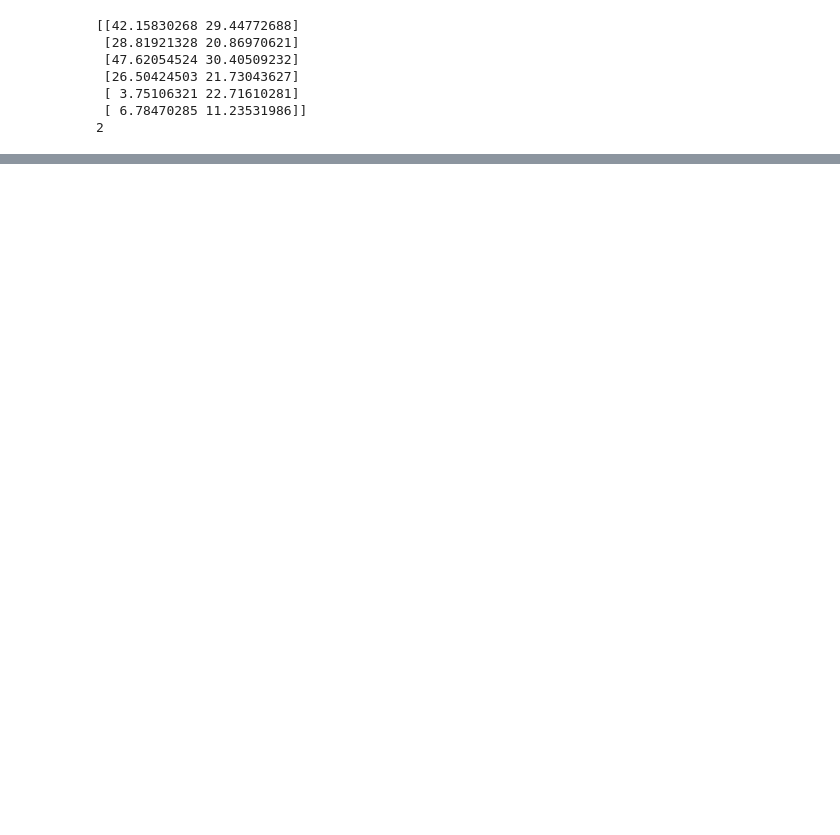
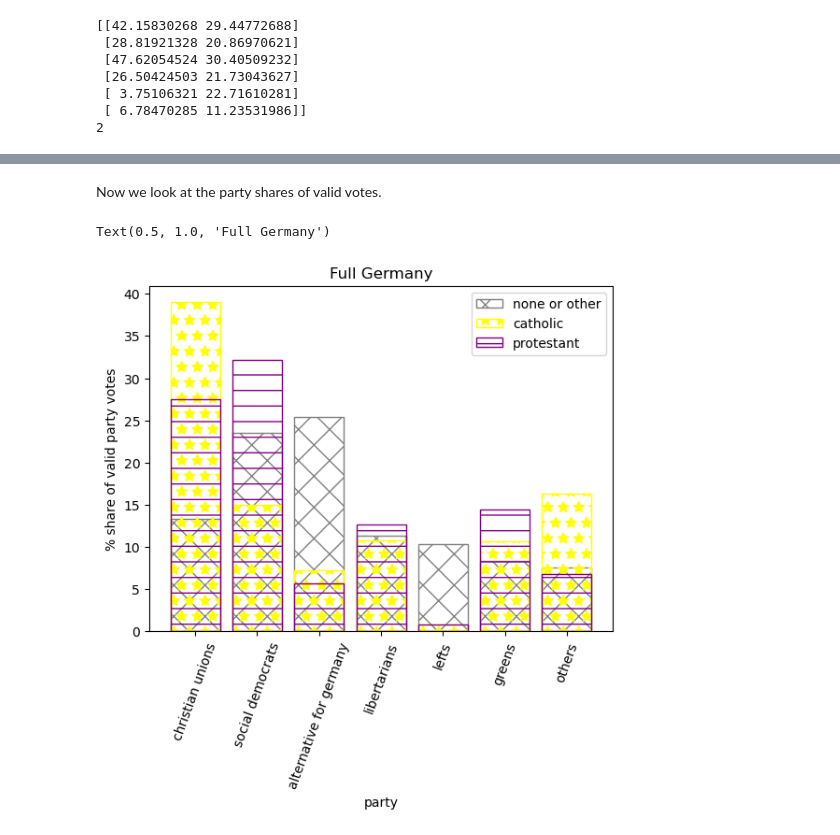
Before and after one commit to tkfritz/Germany-election, a Jupyter notebook: germany_linear.ipynb, the cells around one changed output, grey strips where cells are left out. Saved outputs shown, nothing was run; the diff lists cells and outputs as text; code cells hidden in the pictures; blank space fills up the shorter version.

```diff
--- a/germany_linear.ipynb
+++ b/germany_linear.ipynb
@@ -2402,0 +2444,14 @@ print(np.round(statlinr.T,3))
+# %% [markdown]
+Now we look at the party shares of valid votes.
+# %%
+plt.bar(listp3,100*rel[2,2:9,0]/rel[2,0,0],facecolor='none',edgecolor='gray',hatch='\\/',label='none or other')
+plt.bar(listp3,100*rel[0,2:9,0]/rel[0,0,0],facecolor='none',edgecolor='yellow',hatch='*',label='catholic')
+plt.bar(listp3,100*rel[1,2:9,0]/rel[1,0,0],facecolor='none',edgecolor='purple',hatch='-',label='protestant')
+plt.legend(loc="best")
+plt.xticks(rotation=70)
+plt.ylabel("% share of valid party votes")
+plt.xlabel("party")
+plt.title("Full Germany")
+# %% [output]
+Text(0.5, 1.0, 'Full Germany')
+[figure, added]
```
Also changed, not shown: parts of 16 cells of this notebook.
